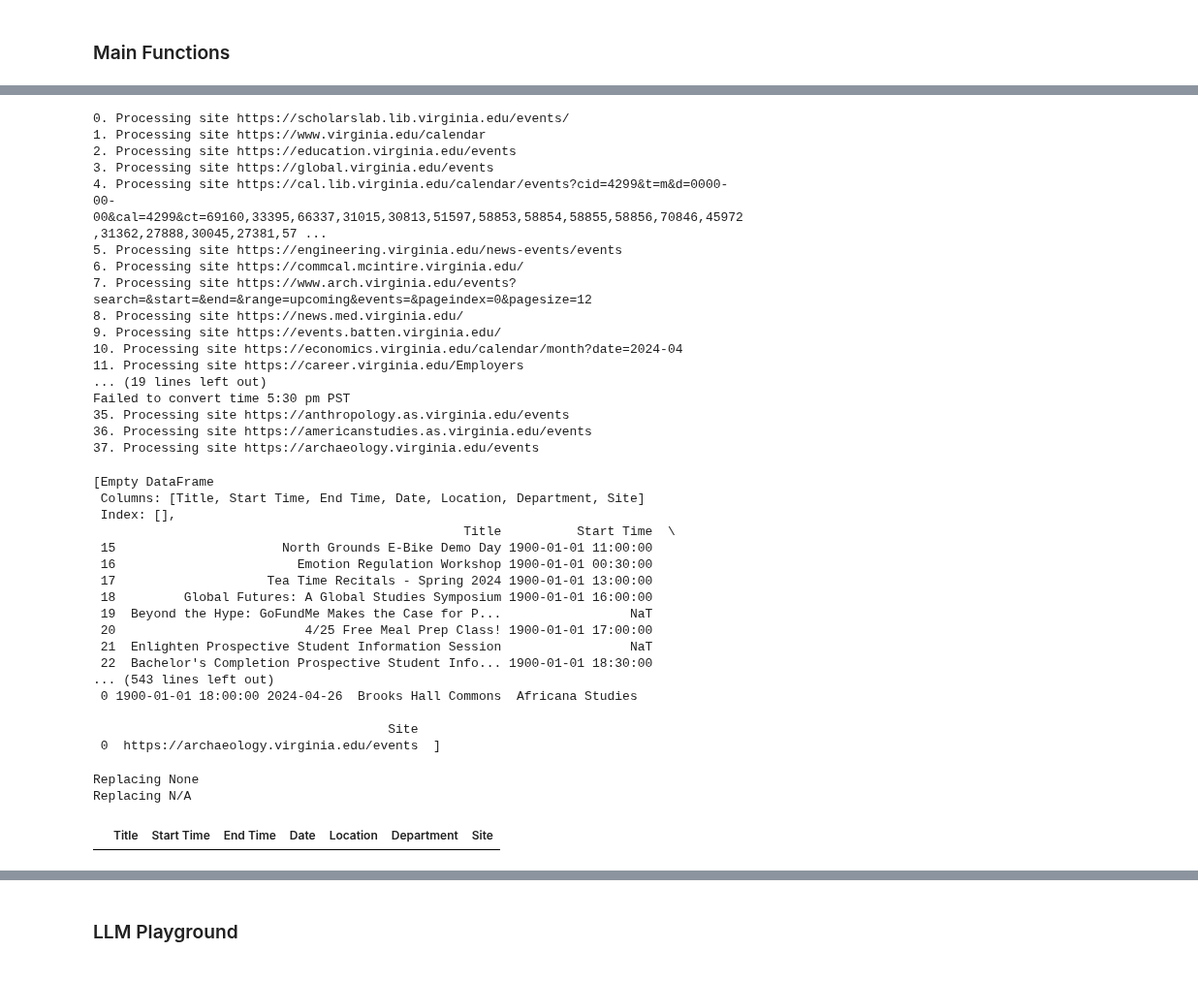
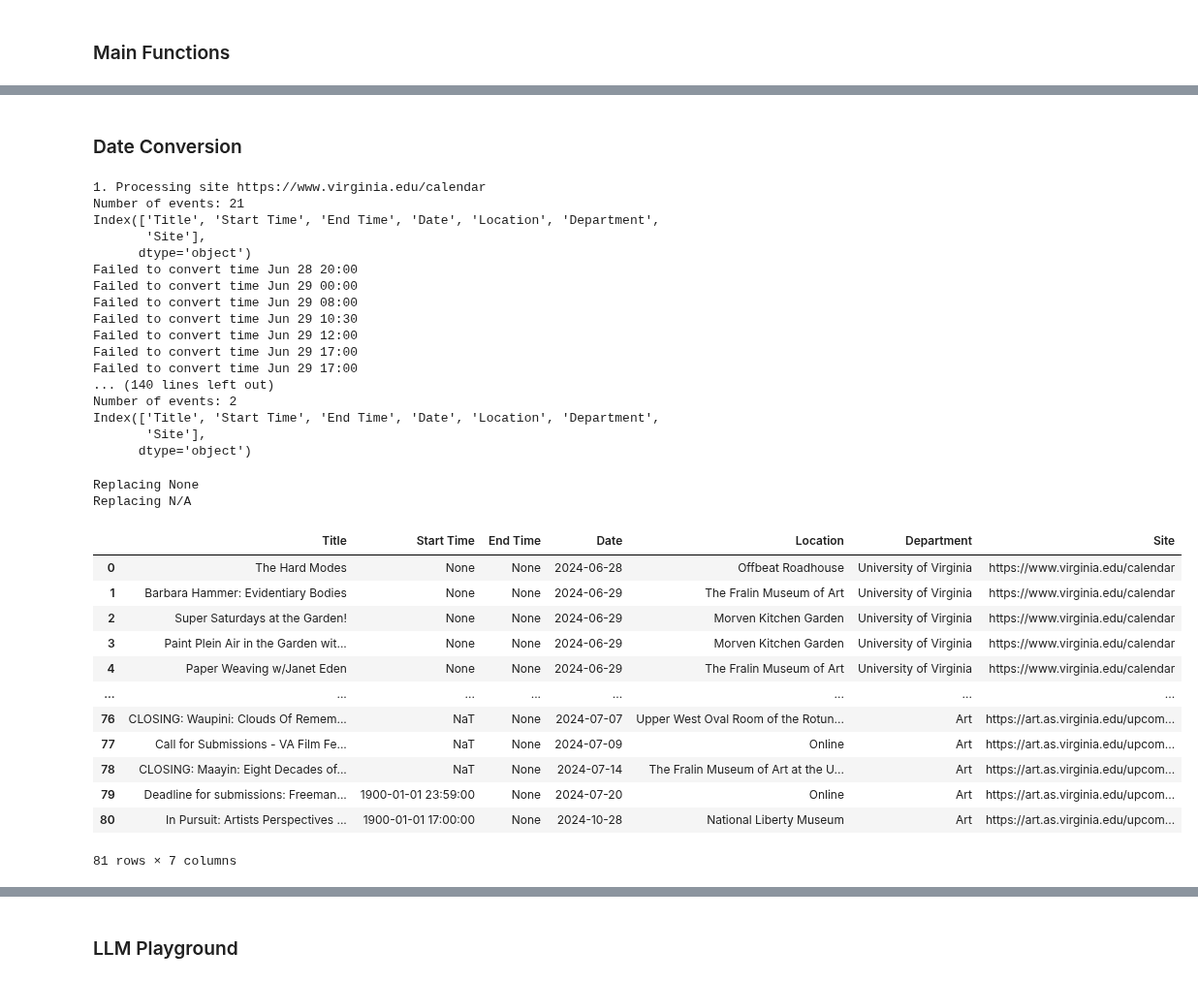
Before and after one commit to alzox/html2ai2json, a Jupyter notebook: pipeline_development.ipynb, the cells around one changed output, grey strips where cells are left out. Shown at 97% size. Drawn from its saved outputs; the diff is of its cells as text; code cells hidden in the pictures.

```diff
--- a/pipeline_development.ipynb
+++ b/pipeline_development.ipynb
@@ -360,3 +385,5 @@ FileNotFoundError: [Errno 2] No such file or directory: 'extracted_txt/site_0.tx
+# %% [markdown]
+### Date Conversion
 # %%
 def update_year(value):
     if pd.isna(value):
@@ -436,13 +457,14 @@ for id, site_meta in enumerate(site_dict):
     if len(text) == 0:
         continue
     print(f"{id}. Processing site {site_meta['site']}")
+    print(f"Number of events: {len(text)}")
     for event in text:
         event["Department"] = site_meta["department"]
         event["Site"] = site_meta["site"]
         all_events.append(event)
 
     df = pd.DataFrame(text)
-
+    print(df.columns)
     nan_df = df[df["Date"].isna()]
     df["Date"] = df["Date"].apply(convert_to_date).apply(update_year)
     nan_df = pd.concat([nan_df, df[df["Date"].isna()]])
@@ -458,43 +480,23 @@ for id, site_meta in enumerate(site_dict):
     nan_dfs.append(nan_df)
     discard_dfs.append(discard_df)
 # %% [output]
-0. Processing site https://scholarslab.lib.virginia.edu/events/
 1. Processing site https://www.virginia.edu/calendar
-2. Processing site https://education.virginia.edu/events
-3. Processing site https://global.virginia.edu/events
-4. Processing site https://cal.lib.virginia.edu/calendar/events?cid=4299&t=m&d=0000-00-00&cal=4299&ct=69160,33395,66337,31015,30813,51597,58853,58854,58855,58856,70846,45972,31362,27888,30045,27381,57 ...
-5. Processing site https://engineering.virginia.edu/news-events/events
-6. Processing site https://commcal.mcintire.virginia.edu/
-7. Processing site https://www.arch.virginia.edu/events?search=&start=&end=&range=upcoming&events=&pageindex=0&pagesize=12
-8. Processing site https://news.med.virginia.edu/
-9. Processing site https://events.batten.virginia.edu/
-10. Processing site https://economics.virginia.edu/calendar/month?date=2024-04
-11. Processing site https://career.virginia.edu/Employers
-... (19 lines left out)
-Failed to convert time 5:30 pm PST
-35. Processing site https://anthropology.as.virginia.edu/events
-36. Processing site https://americanstudies.as.virginia.edu/events
-37. Processing site https://archaeology.virginia.edu/events
+Number of events: 21
+Index(['Title', 'Start Time', 'End Time', 'Date', 'Location', 'Department',
+       'Site'],
+      dtype='object')
+Failed to convert time Jun 28 20:00
+Failed to convert time Jun 29 00:00
+Failed to convert time Jun 29 08:00
+Failed to convert time Jun 29 10:30
+Failed to convert time Jun 29 12:00
+Failed to convert time Jun 29 17:00
+Failed to convert time Jun 29 17:00
+... (140 lines left out)
+Number of events: 2
+Index(['Title', 'Start Time', 'End Time', 'Date', 'Location', 'Department',
+       'Site'],
+      dtype='object')
-# %%
-event_dfs
-# %% [output]
-[Empty DataFrame
- Columns: [Title, Start Time, End Time, Date, Location, Department, Site]
- Index: [],
-                                                 Title          Start Time  \
- 15                      North Grounds E-Bike Demo Day 1900-01-01 11:00:00
- 16                        Emotion Regulation Workshop 1900-01-01 00:30:00
- 17                    Tea Time Recitals - Spring 2024 1900-01-01 13:00:00
- 18         Global Futures: A Global Studies Symposium 1900-01-01 16:00:00
- 19  Beyond the Hype: GoFundMe Makes the Case for P...                 NaT
- 20                         4/25 Free Meal Prep Class! 1900-01-01 17:00:00
- 21  Enlighten Prospective Student Information Session                 NaT
- 22  Bachelor's Completion Prospective Student Info... 1900-01-01 18:30:00
-... (543 lines left out)
- 0 1900-01-01 18:00:00 2024-04-26  Brooks Hall Commons  Africana Studies
-
-                                       Site
- 0  https://archaeology.virginia.edu/events  ]
 # %%
 # List Potential N/A Values in a list
 na_words = ["None", "N/A"]
@@ -508,9 +510,21 @@ Replacing None
 Replacing N/A
 # %%
 # department = University of Virginia Library
-all_events_df[all_events_df["Department"] == "University of Virginia Library"]
+all_events_df
 # %% [output]
 |  | Title | Start Time | End Time | Date | Location | Department | Site |
+| 0 | The Hard Modes | None | None | 2024-06-28 | Offbeat Roadhouse | University of Virginia | https://www.virginia.edu/calendar |
+| 1 | Barbara Hammer: Evidentiary Bodies | None | None | 2024-06-29 | The Fralin Museum of Art | University of Virginia | https://www.virginia.edu/calendar |
+| 2 | Super Saturdays at the Garden! | None | None | 2024-06-29 | Morven Kitchen Garden | University of Virginia | https://www.virginia.edu/calendar |
+| 3 | Paint Plein Air in the Garden wit... | None | None | 2024-06-29 | Morven Kitchen Garden | University of Virginia | https://www.virginia.edu/calendar |
+| 4 | Paper Weaving w/Janet Eden | None | None | 2024-06-29 | The Fralin Museum of Art | University of Virginia | https://www.virginia.edu/calendar |
+| ... | ... | ... | ... | ... | ... | ... | ... |
+| 76 | CLOSING: Waupini: Clouds Of Remem... | NaT | None | 2024-07-07 | Upper West Oval Room of the Rotun... | Art | https://art.as.virginia.edu/upcom... |
+| 77 | Call for Submissions - VA Film Fe... | NaT | None | 2024-07-09 | Online | Art | https://art.as.virginia.edu/upcom... |
+| 78 | CLOSING: Maayin: Eight Decades of... | NaT | None | 2024-07-14 | The Fralin Museum of Art at the U... | Art | https://art.as.virginia.edu/upcom... |
+| 79 | Deadline for submissions: Freeman... | 1900-01-01 23:59:00 | None | 2024-07-20 | Online | Art | https://art.as.virginia.edu/upcom... |
+| 80 | In Pursuit: Artists Perspectives ... | 1900-01-01 17:00:00 | None | 2024-10-28 | National Liberty Museum | Art | https://art.as.virginia.edu/upcom... |
+81 rows × 7 columns
 # %%
 all_events_time_nan_df = all_events_df[all_events_df["Start Time"].isna() & all_events_df["End Time"].isna()]
 nan_df = pd.concat(nan_dfs)
```
Also changed, not shown: parts of 13 cells of this notebook, 1 other file.
